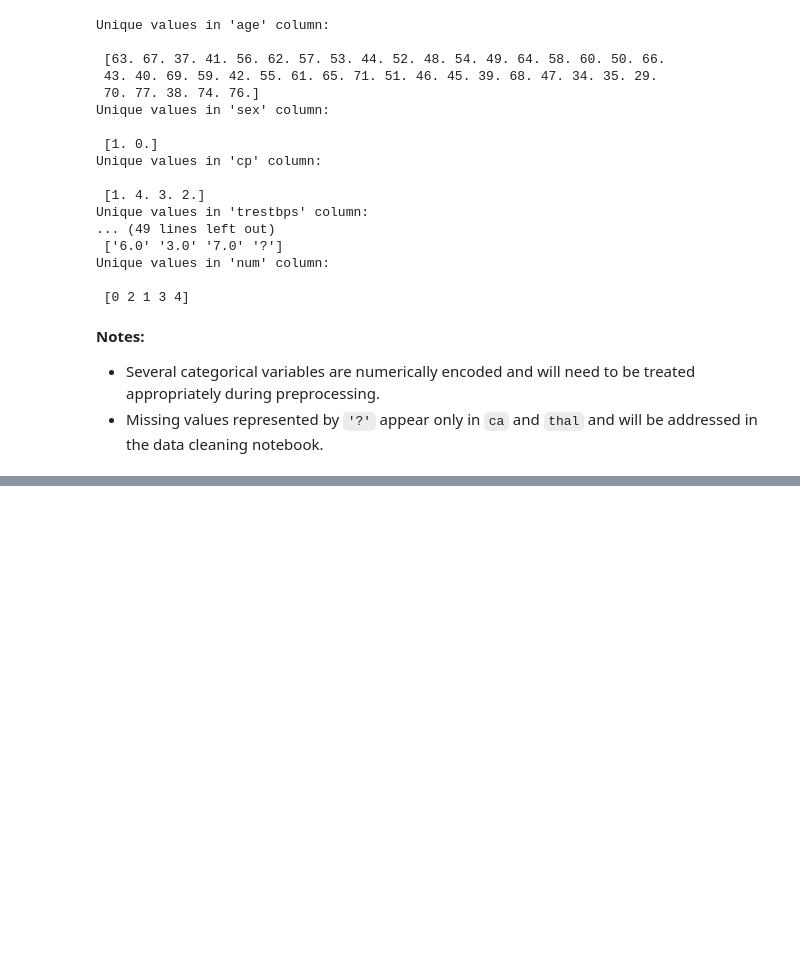
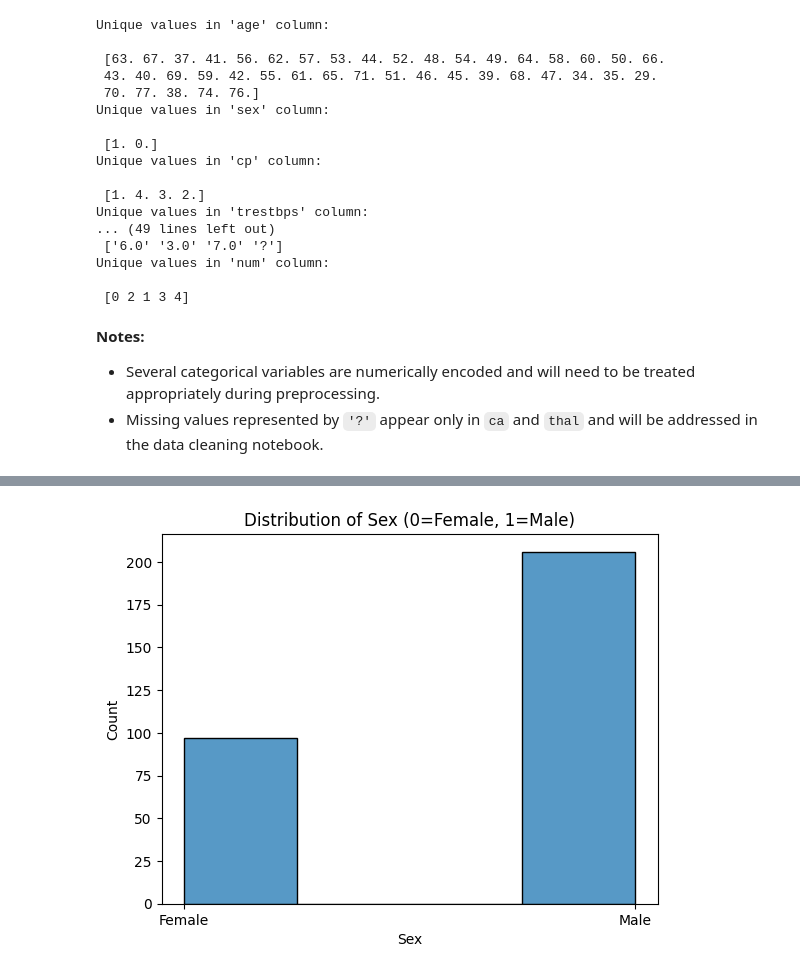
Before and after one commit to AakarshPatel/pytorch-heart-disease, a Jupyter notebook: 01_data_exploration.ipynb, the cells around one changed output, grey strips where cells are left out. Cells and saved outputs as stored; diff of their text form; code cells hidden in the pictures; blank space fills up the shorter version.

```diff
--- a/01_data_exploration.ipynb
+++ b/01_data_exploration.ipynb
@@ -197,0 +249,9 @@ Unique values in 'num' column:
+# %%
+sns.histplot(data['sex'], kde=False, bins=4) # Set bins to 2 for binary data
+plt.title('Distribution of Sex (0=Female, 1=Male)')
+plt.xlabel('Sex')
+plt.xticks([0, 1], ['Female', 'Male']) # Label x-axis ticks
+plt.ylabel('Count')
+plt.show()
+# %% [output]
+[figure, added]
```
Also changed, not shown: parts of 18 cells of this notebook.
